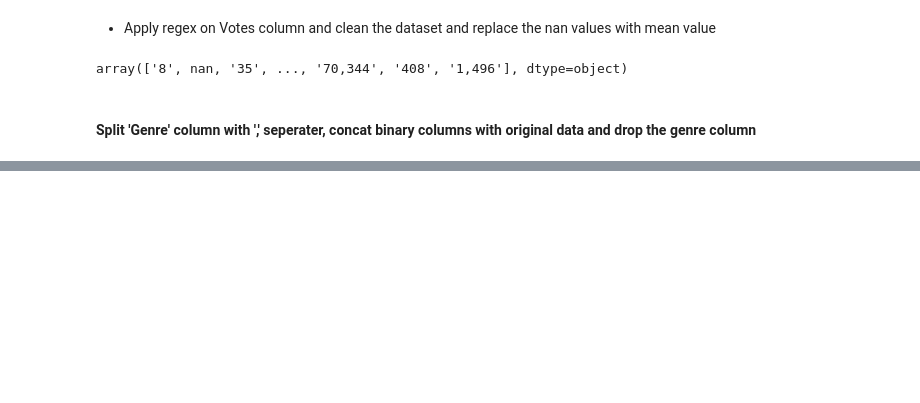
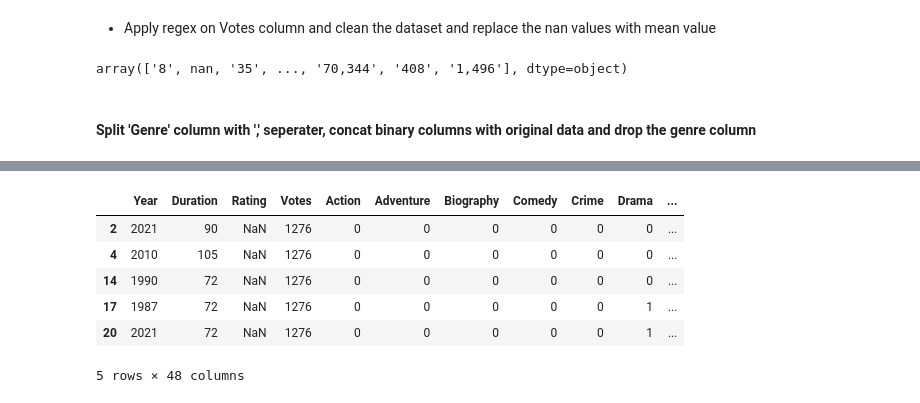
Before and after one commit to razeenbari/CODSOFT, a Jupyter notebook: task no 1 (Movie Rating Prediction With Python)/Task1.ipynb, the cells around one changed output, grey strips where cells are left out. Drawn from its saved outputs; the diff is of its cells as text; code cells hidden in the pictures; blank space fills up the shorter version.

```diff
--- a/task no 1 (Movie Rating Prediction With Python)/Task1.ipynb
+++ b/task no 1 (Movie Rating Prediction With Python)/Task1.ipynb
@@ -210,0 +322,10 @@ df_encoded.drop('Director',axis=1,inplace=True)
+# %%
+testing_data.head()
+# %% [output]
+|  | Year | Duration | Rating | Votes | Action | Adventure | Biography | Comedy | Crime | Drama | ... |
+| 2 | 2021 | 90 | NaN | 1276 | 0 | 0 | 0 | 0 | 0 | 0 | ... |
+| 4 | 2010 | 105 | NaN | 1276 | 0 | 0 | 0 | 0 | 0 | 0 | ... |
+| 14 | 1990 | 72 | NaN | 1276 | 0 | 0 | 0 | 0 | 0 | 0 | ... |
+| 17 | 1987 | 72 | NaN | 1276 | 0 | 0 | 0 | 0 | 0 | 1 | ... |
+| 20 | 2021 | 72 | NaN | 1276 | 0 | 0 | 0 | 0 | 0 | 1 | ... |
+5 rows × 48 columns
```
Also changed, not shown: parts of 23 cells of this notebook.
